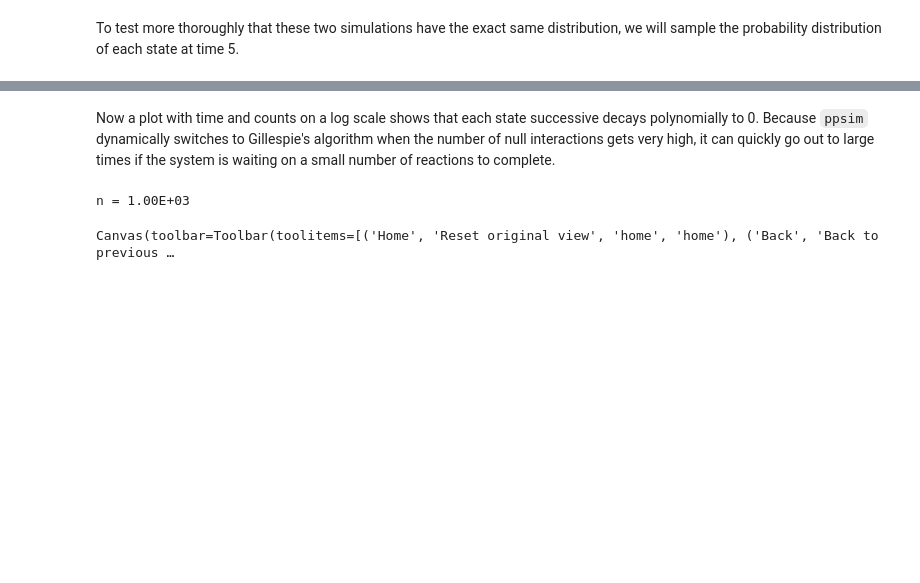
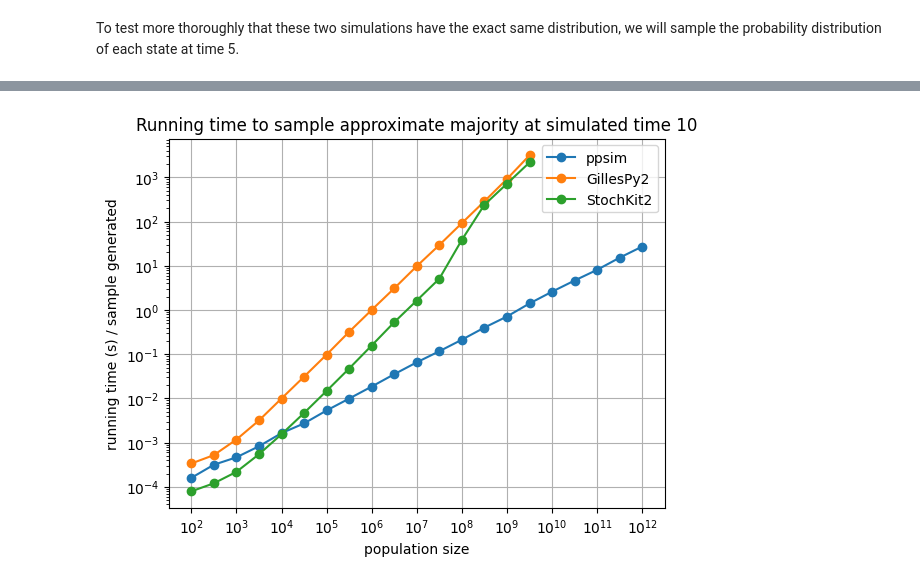
Before and after one commit to UC-Davis-molecular-computing/ppsim, a Jupyter notebook: examples/crn.ipynb, the cells around one changed output, grey strips where cells are left out. Drawn from its saved outputs; the diff is of its cells as text; code cells hidden in the pictures; blank space fills up the shorter version.

```diff
--- a/examples/crn.ipynb
+++ b/examples/crn.ipynb
@@ -131,17 +136,3 @@ class stochkit_trials:
 # methods = [ppsim_trials, gillespy2_trials, stochkit_trials]
 # method_times2 = [time_trials(method, ns) for method in methods]
 # pickle.dump(method_times, open( "crn_data/am_runtimes.p", "wb" ) )
-# %%
-# load the pickled data to plot
-method_times = pickle.load( open( "crn_data/am_runtimes.p", "rb" ))
-fig = plt.figure()
-for times in method_times:
-    plt.plot(ns[2:len(times)], times[2:])
-plt.xscale('log')
-plt.yscale('log')
-plt.xlabel('population size')
-plt.ylabel('running time (s)')
-plt.xticks(ns[2::2])
-plt.title('Average running time to run approximate majority to time 10')
-plt.legend(['ppsim', 'GillesPy2', 'StochKit2'])
-plt.grid()
@@ -267,2 +138,0 @@ Text(0.5, 1.0, 'bimolecular decay')
-# %% [markdown]
-Now a plot with time and counts on a log scale shows that each state successive decays polynomially to 0. Because `ppsim` dynamically switches to Gillespie's algorithm when the number of null interactions gets very high, it can quickly go out to large times if the system is waiting on a small number of reactions to complete.
@@ -277,24 +138,0 @@ def sim_params(m):
-# %%
-# Code that was used to generate the data, which was saved with pickle
-ms = [int(m) for m in np.linspace(2, 1000, 20)]
-methods = [ppsim_trials, stochkit_trials]
-method_times = [time_trials(method, ms, num_trials=100) for method in methods]
-pickle.dump(method_times, open( "crn_data/bimolecular_runtimes.p", "wb" ) )
-# %% [output]
-n = 1.00E+03
-# %%
-# load the pickled data to plot
-method_times = pickle.load( open( "crn_data/bimolecular_runtimes.p", "rb" ))
-ms = [int(m) for m in np.linspace(2, 1000, 20)]
-fig = plt.figure()
-for times in method_times:
-    plt.plot(ms[:len(times)], times)
-# plt.xscale('log')
-# plt.yscale('log')
-plt.xlabel('number of states')
-plt.ylabel('running time (s)')
-plt.title('Average running time for bimolecular chain, n = 10^4')
-plt.legend(['ppsim', 'StochKit2'])
-plt.grid()
-# %% [output]
-Canvas(toolbar=Toolbar(toolitems=[('Home', 'Reset original view', 'home', 'home'), ('Back', 'Back to previous …
@@ -310,0 +139,17 @@ def get_discrete_averaging(m):
+# %%
+# load the pickled data to plot
+method_times = pickle.load( open( "crn_data/am_runtimes.p", "rb" ))
+ns = [int(n) for n in np.geomspace(10 ** 1, 10 ** 12, 23)]
+fig = plt.figure()
+for times in method_times:
+    plt.plot(ns[2:len(times)], times[2:], 'o-')
+plt.xscale('log')
+plt.yscale('log')
+plt.xlabel('population size')
+plt.ylabel('running time (s) / sample generated')
+plt.xticks(ns[2::2])
+plt.title('Running time to sample approximate majority at simulated time 10')
+plt.legend(['ppsim', 'GillesPy2', 'StochKit2'])
+plt.grid()
+# %% [output]
+[figure, added]
```
Also changed, not shown: parts of 70 cells of this notebook, 13 other files.
